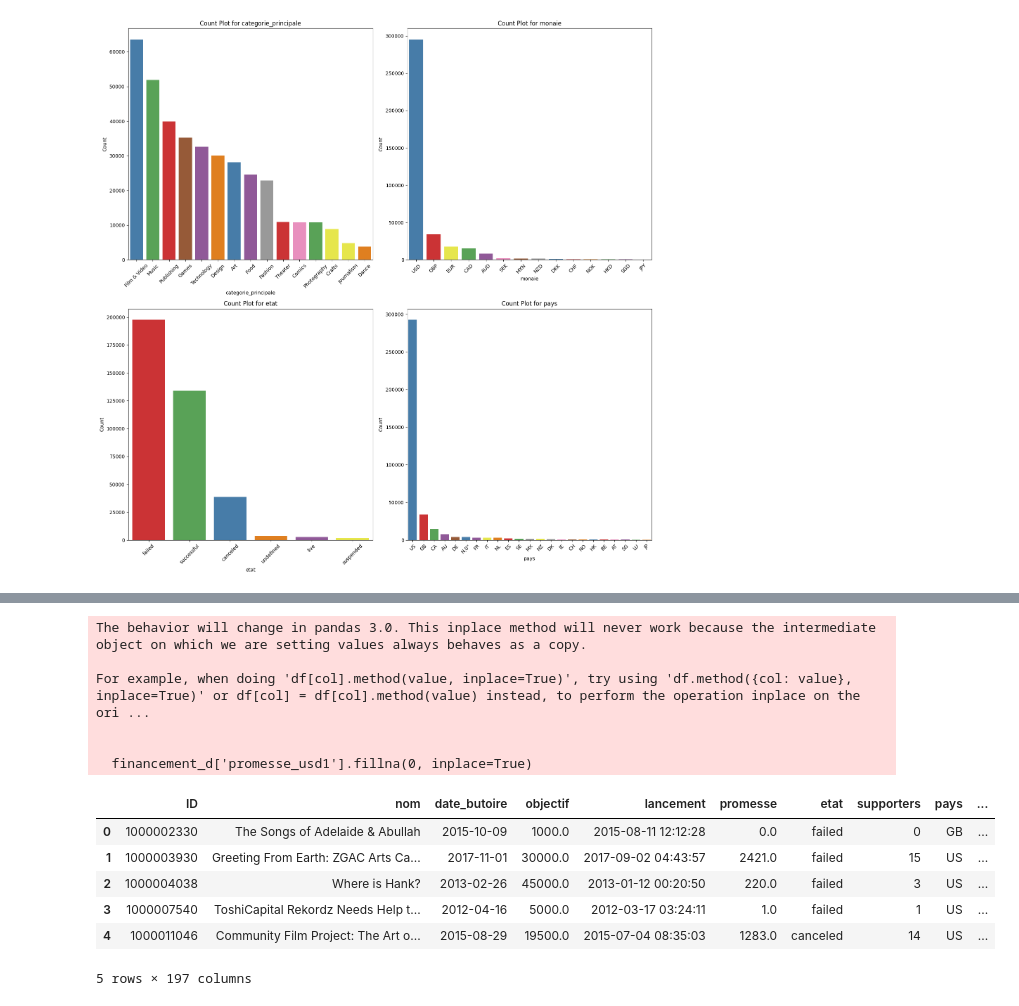
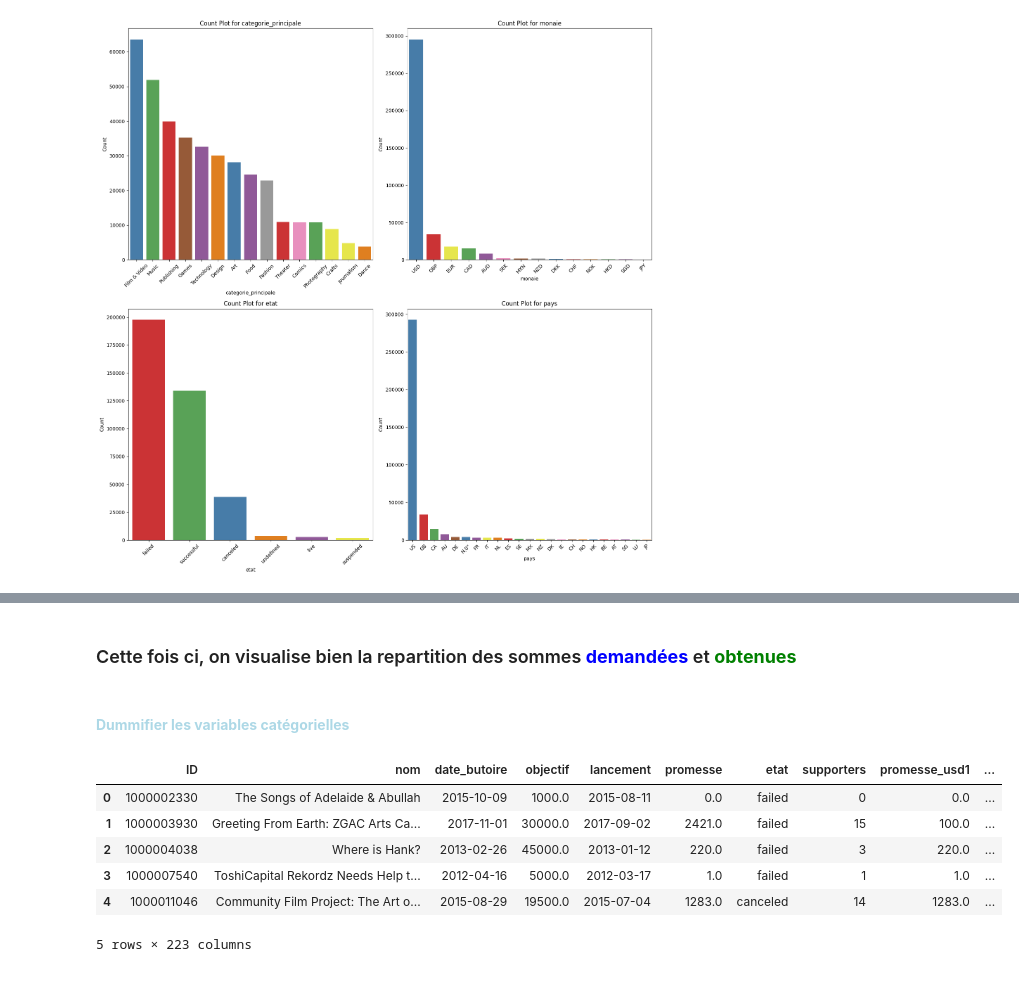
Before and after one commit to MatheoRoucheCNAM/Projet_Financement, a Jupyter notebook: Notebook_Matheo.ipynb, the cells around one changed output, grey strips where cells are left out. Cells and saved outputs as stored; diff of their text form; code cells hidden in the pictures.

```diff
--- a/Notebook_Matheo.ipynb
+++ b/Notebook_Matheo.ipynb
@@ -85,26 +280,21 @@ explore_dataset(financement)
+# %% [markdown]
+### Cette fois ci, on visualise bien la repartition des sommes <span style="color:blue;">**demandées**</span> et <span style="color:green;">**obtenues**</span>
+# %% [markdown]
+#### <span style="color:lightblue;">**Dummifier les variables catégorielles**</span>
 # %%
 # Sélectionner les variables catégorielles à dummifier
-cat_columns = ['categorie', 'categorie_principale', 'monaie']
+cat_columns = ['categorie', 'categorie_principale', 'monaie', 'pays']
 
 # Dummification des variables catégorielles
 financement_d = pd.get_dummies(financement, columns=cat_columns, drop_first=True) # Suppression de la variable initiale
 
-# Remplacer les valeurs NaN par 0 dans la colonne promesse_usd1
-financement_d['promesse_usd1'].fillna(0, inplace=True)
-
 # Afficher les premières lignes du nouveau DataFrame
 display(financement_d.head())
 # %% [output]
+|  | ID | nom | date_butoire | objectif | lancement | promesse | etat | supporters | promesse_usd1 | ... |
+| 0 | 1000002330 | The Songs of Adelaide & Abullah | 2015-10-09 | 1000.0 | 2015-08-11 | 0.0 | failed | 0 | 0.0 | ... |
+| 1 | 1000003930 | Greeting From Earth: ZGAC Arts Ca... | 2017-11-01 | 30000.0 | 2017-09-02 | 2421.0 | failed | 15 | 100.0 | ... |
+| 2 | 1000004038 | Where is Hank? | 2013-02-26 | 45000.0 | 2013-01-12 | 220.0 | failed | 3 | 220.0 | ... |
+| 3 | 1000007540 | ToshiCapital Rekordz Needs Help t... | 2012-04-16 | 5000.0 | 2012-03-17 | 1.0 | failed | 1 | 1.0 | ... |
+| 4 | 1000011046 | Community Film Project: The Art o... | 2015-08-29 | 19500.0 | 2015-07-04 | 1283.0 | canceled | 14 | 1283.0 | ... |
-The behavior will change in pandas 3.0. This inplace method will never work because the intermediate object on which we are setting values always behaves as a copy.
-
-For example, when doing 'df[col].method(value, inplace=True)', try using 'df.method({col: value}, inplace=True)' or df[col] = df[col].method(value) instead, to perform the operation inplace on the ori ...
-
-
-  financement_d['promesse_usd1'].fillna(0, inplace=True)
+5 rows × 223 columns
-|  | ID | nom | date_butoire | objectif | lancement | promesse | etat | supporters | pays | ... |
-| 0 | 1000002330 | The Songs of Adelaide & Abullah | 2015-10-09 | 1000.0 | 2015-08-11 12:12:28 | 0.0 | failed | 0 | GB | ... |
-| 1 | 1000003930 | Greeting From Earth: ZGAC Arts Ca... | 2017-11-01 | 30000.0 | 2017-09-02 04:43:57 | 2421.0 | failed | 15 | US | ... |
-| 2 | 1000004038 | Where is Hank? | 2013-02-26 | 45000.0 | 2013-01-12 00:20:50 | 220.0 | failed | 3 | US | ... |
-| 3 | 1000007540 | ToshiCapital Rekordz Needs Help t... | 2012-04-16 | 5000.0 | 2012-03-17 03:24:11 | 1.0 | failed | 1 | US | ... |
-| 4 | 1000011046 | Community Film Project: The Art o... | 2015-08-29 | 19500.0 | 2015-07-04 08:35:03 | 1283.0 | canceled | 14 | US | ... |
-5 rows × 197 columns
```
Also changed, not shown: parts of 25 cells of this notebook.
